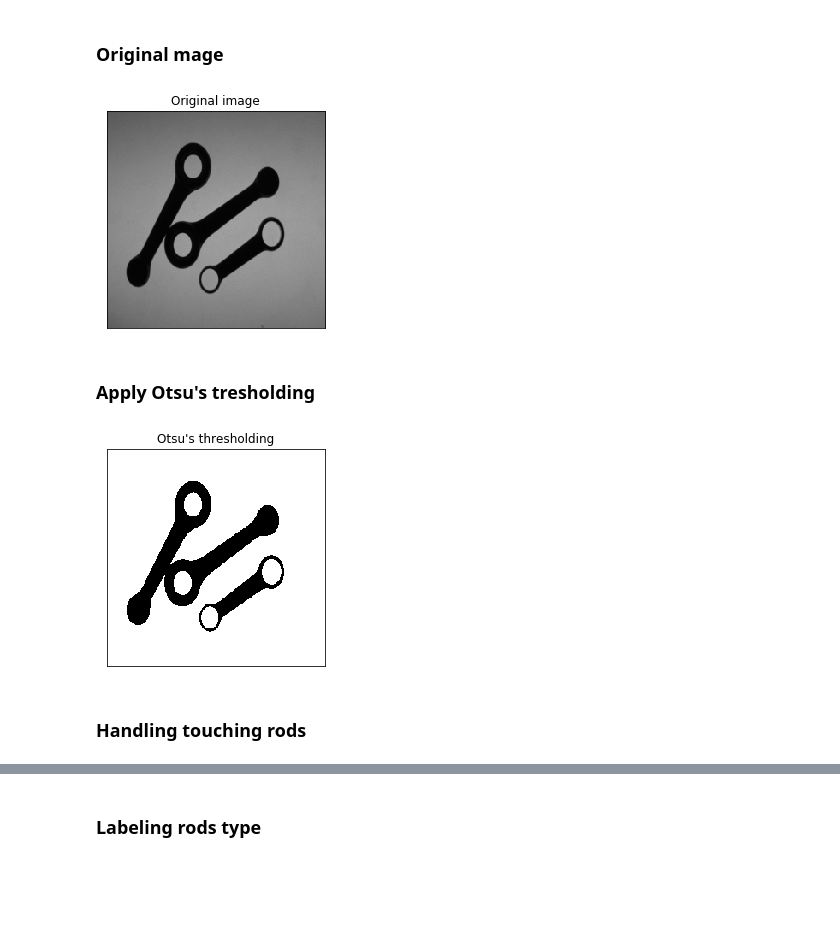
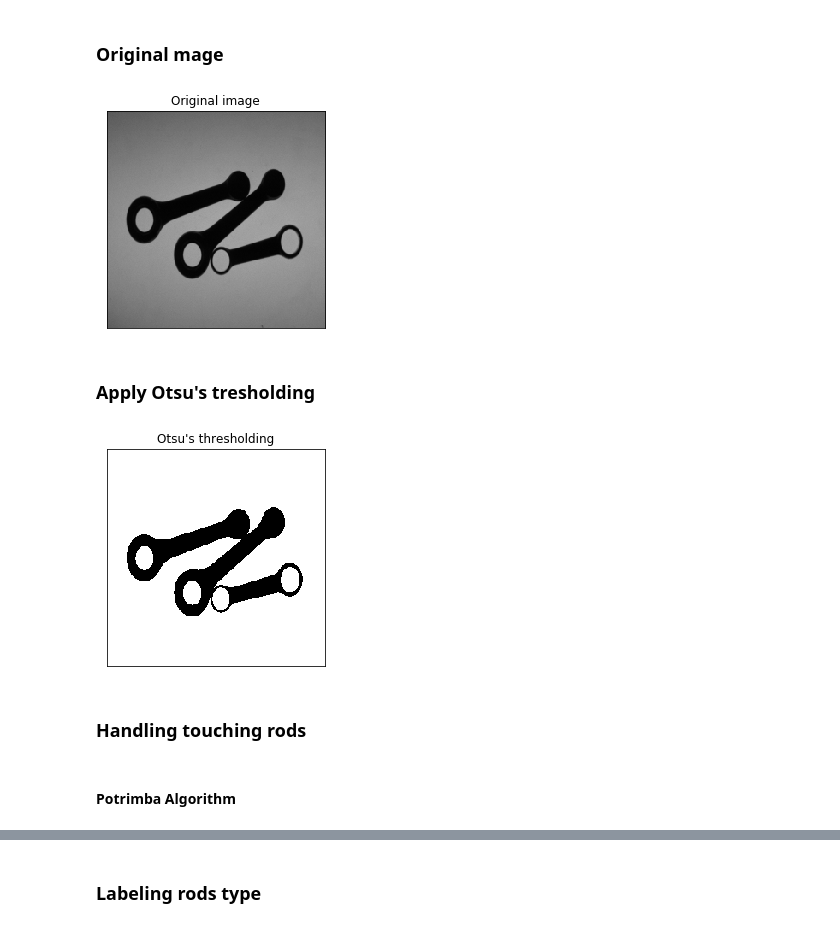
Before and after one commit to pptr3/connecting-rods, a Jupyter notebook: Connecting Rods.ipynb, the cells around one changed output, grey strips where cells are left out. Drawn from its saved outputs; the diff is of its cells as text; code cells hidden in the pictures; blank space fills up the shorter version.

```diff
--- a/Connecting Rods.ipynb
+++ b/Connecting Rods.ipynb
@@ -47,19 +103,19 @@ def handle_touching_rods(imgf):
 # %%
 import cv2 as cv
 import numpy as np
 from matplotlib import pyplot as plt
 from scipy.spatial import distance
 import math
 
 plt.figure(figsize=(4,4))
 
-original_img = cv.imread('testImages/TESI50.BMP', 0)
+original_img = cv.imread('testImages/TESI51.BMP', 0)
 img = original_img.copy()
 plt.imshow(img, cmap='gray',vmin=0,vmax=255)
 plt.title('Original image'), plt.xticks([]), plt.yticks([])
 plt.show()
 # %% [output]
-[figure, old version]
+[figure, new version]
 # %% [markdown]
 ### Apply Otsu's tresholding
 # %%
@@ -68,6 +124,8 @@ plt.imshow(otsu_img,cmap = 'gray')
 plt.title('Otsu\'s thresholding'), plt.xticks([]), plt.yticks([])
 plt.show()
 # %% [output]
-[figure, old version]
+[figure, new version]
 # %% [markdown]
 ### Handling touching rods
+# %% [markdown]
+#### Potrimba Algorithm
```
Also changed, not shown: parts of 8 cells of this notebook.
